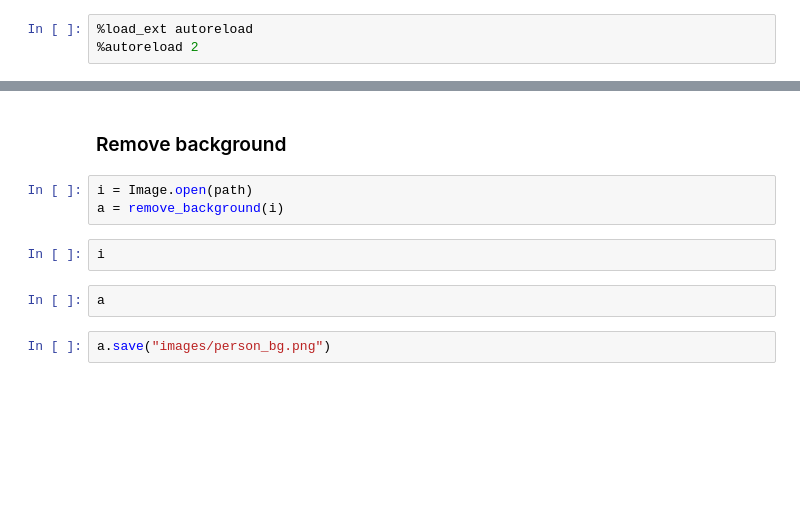
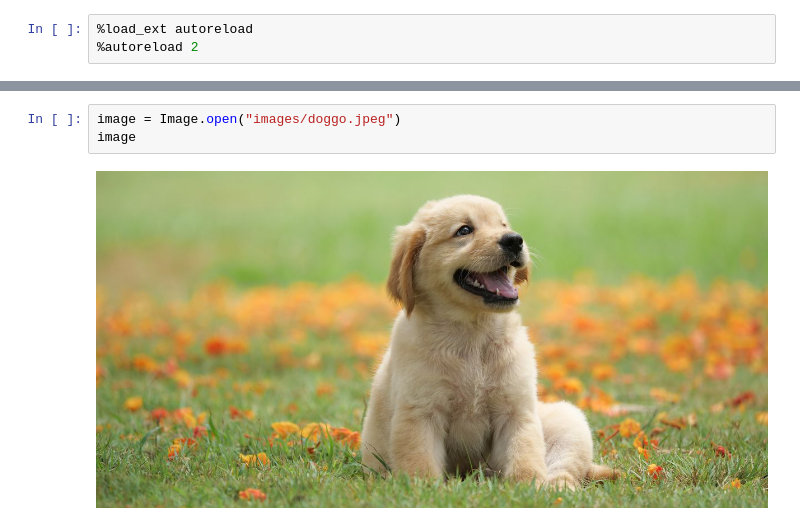
Before and after one commit to hasibzunair/plugnplay, a Jupyter notebook: resusable/test.ipynb, the cells around one changed output, grey strips where cells are left out. Cells and saved outputs as stored; diff of their text form; blank space fills up the shorter version.

```diff
--- a/resusable/test.ipynb
+++ b/resusable/test.ipynb
@@ -31,11 +13,5 @@ plt.imshow(image)
-# %% [markdown]
-### Remove background
-# %%
-i = Image.open(path)
-a = remove_background(i)
-# %%
-i
-# %%
-a
-# %%
-a.save("images/person_bg.png")
+# %%
+image = Image.open("images/doggo.jpeg")
+image
+# %% [output]
+[figure, added]
```
Also changed, not shown: parts of 9 cells of this notebook, 6 other files.
